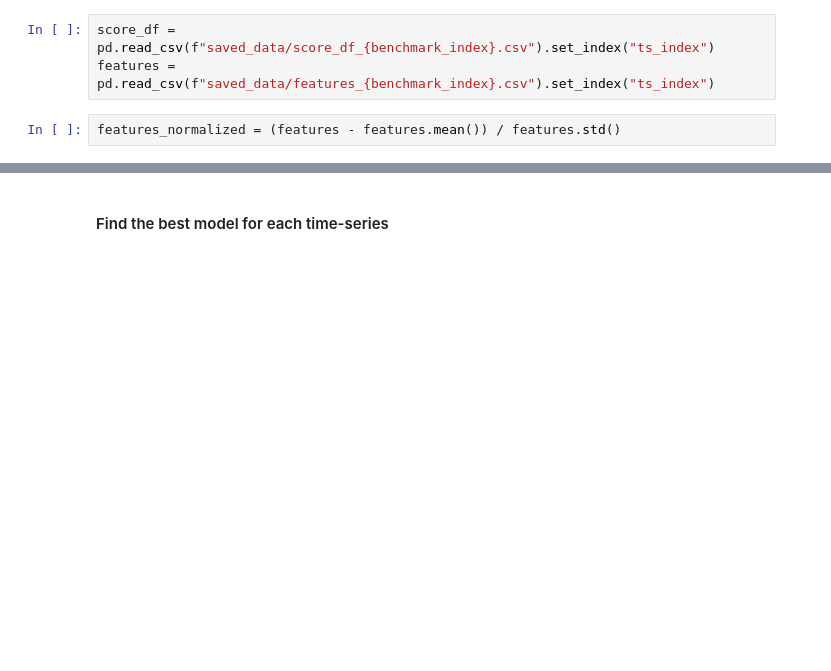
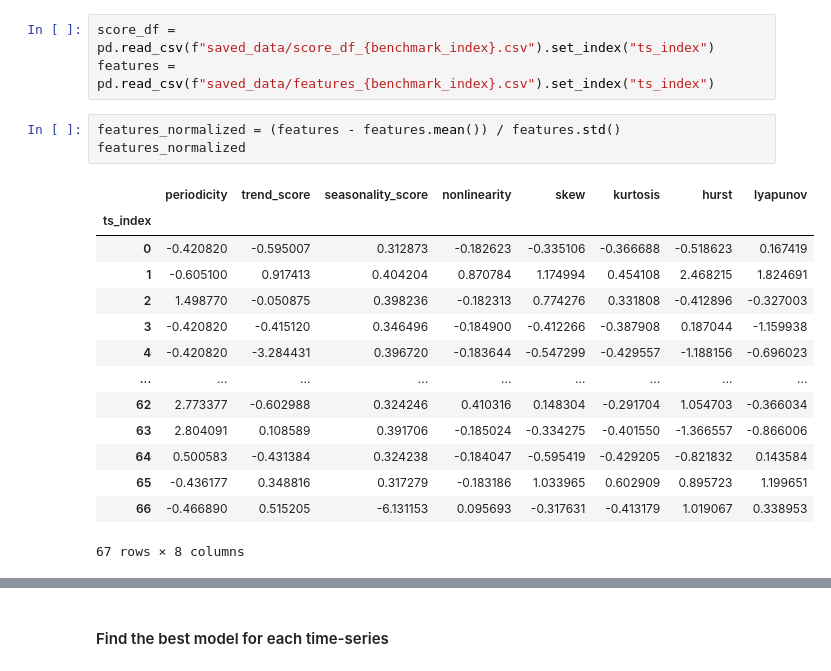
Before and after one commit to gbelouze/mva-time-series, a Jupyter notebook: notebooks/score_and_features.ipynb, the cells around one changed output, grey strips where cells are left out. Saved outputs shown, nothing was run; the diff lists cells and outputs as text; blank space fills up the shorter version.

```diff
--- a/notebooks/score_and_features.ipynb
+++ b/notebooks/score_and_features.ipynb
@@ -44,6 +53,22 @@ score_df = pd.read_csv(f"saved_data/score_df_{benchmark_index}.csv").set_index("
 features = pd.read_csv(f"saved_data/features_{benchmark_index}.csv").set_index("ts_index")
 # %%
 features_normalized = (features - features.mean()) / features.std()
+features_normalized
+# %% [output]
+|  | periodicity | trend_score | seasonality_score | nonlinearity | skew | kurtosis | hurst | lyapunov |
+| ts_index |  |  |  |  |  |  |  |  |
+| 0 | -0.420820 | -0.595007 | 0.312873 | -0.182623 | -0.335106 | -0.366688 | -0.518623 | 0.167419 |
+| 1 | -0.605100 | 0.917413 | 0.404204 | 0.870784 | 1.174994 | 0.454108 | 2.468215 | 1.824691 |
+| 2 | 1.498770 | -0.050875 | 0.398236 | -0.182313 | 0.774276 | 0.331808 | -0.412896 | -0.327003 |
+| 3 | -0.420820 | -0.415120 | 0.346496 | -0.184900 | -0.412266 | -0.387908 | 0.187044 | -1.159938 |
+| 4 | -0.420820 | -3.284431 | 0.396720 | -0.183644 | -0.547299 | -0.429557 | -1.188156 | -0.696023 |
+| ... | ... | ... | ... | ... | ... | ... | ... | ... |
+| 62 | 2.773377 | -0.602988 | 0.324246 | 0.410316 | 0.148304 | -0.291704 | 1.054703 | -0.366034 |
+| 63 | 2.804091 | 0.108589 | 0.391706 | -0.185024 | -0.334275 | -0.401550 | -1.366557 | -0.866006 |
+| 64 | 0.500583 | -0.431384 | 0.324238 | -0.184047 | -0.595419 | -0.429205 | -0.821832 | 0.143584 |
+| 65 | -0.436177 | 0.348816 | 0.317279 | -0.183186 | 1.033965 | 0.602909 | 0.895723 | 1.199651 |
+| 66 | -0.466890 | 0.515205 | -6.131153 | 0.095693 | -0.317631 | -0.413179 | 1.019067 | 0.338953 |
+67 rows × 8 columns
 # %%
 score_df
 # %% [output]
```
Also changed, not shown: parts of 13 cells of this notebook, 10 other files.
